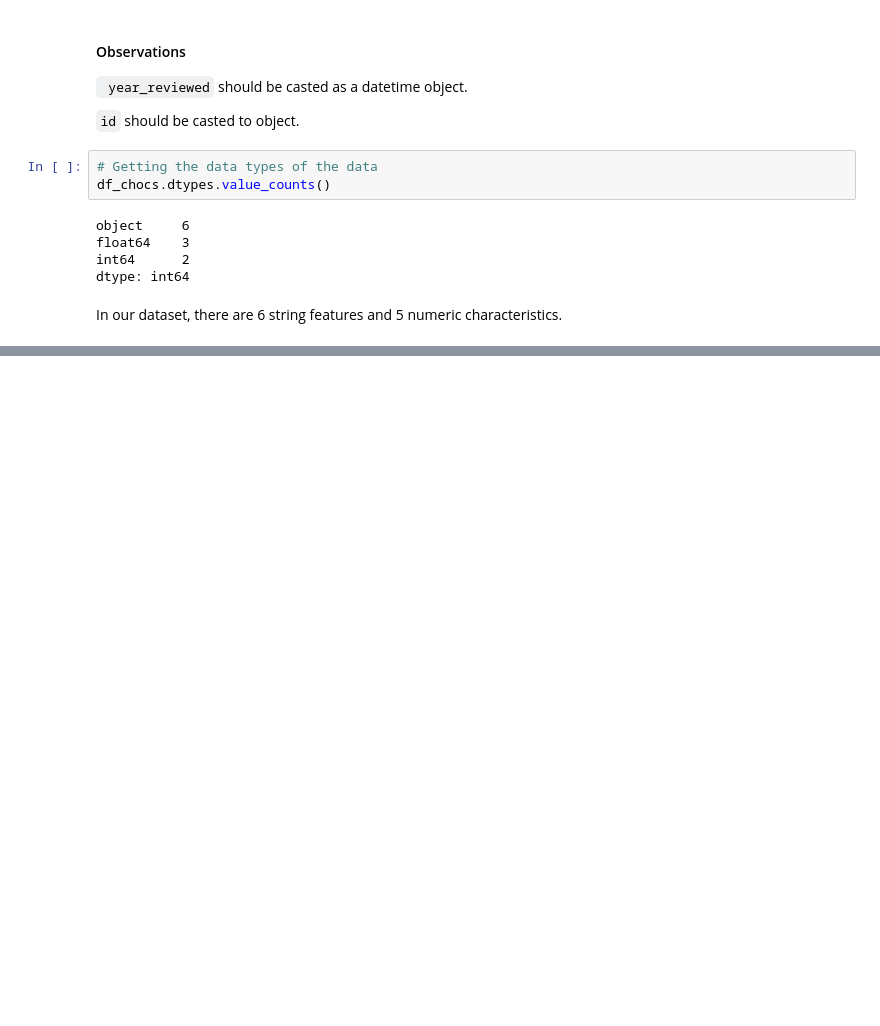
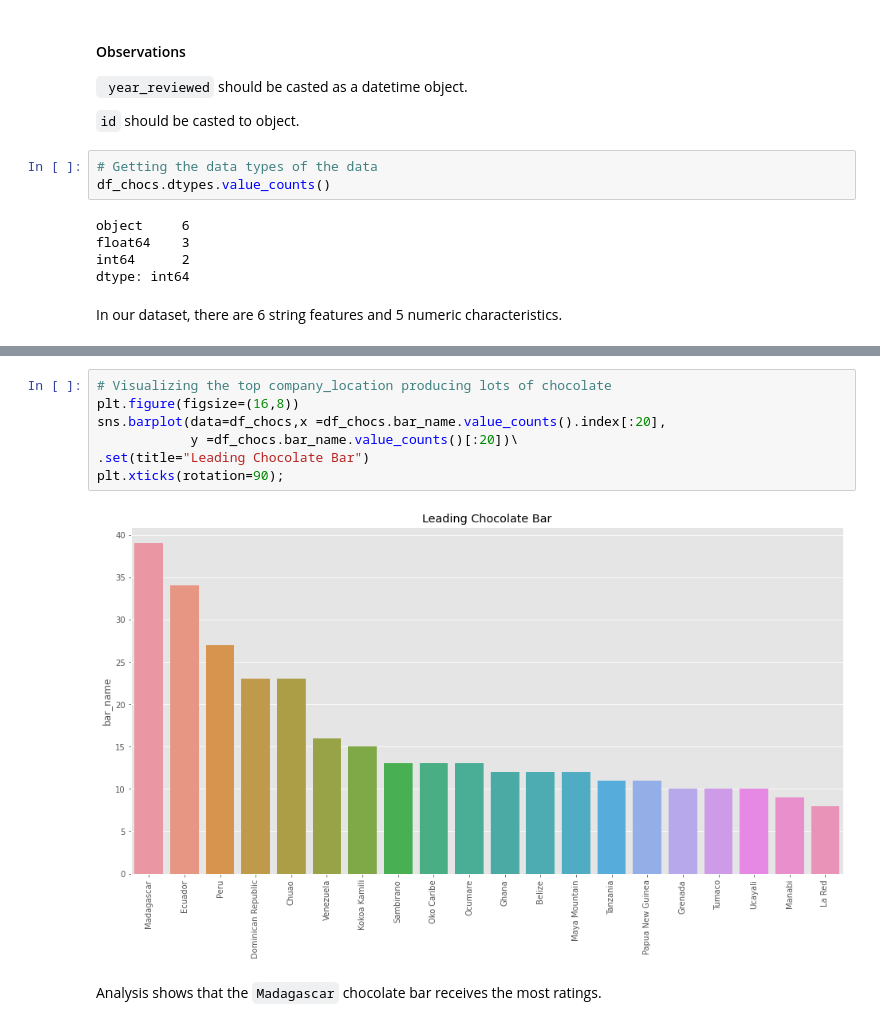
Before and after one commit to janejeshen/Best-chocolate-bars, a Jupyter notebook: Chocolate analysis.ipynb, the cells around one changed output, grey strips where cells are left out. Saved outputs shown, nothing was run; the diff lists cells and outputs as text; blank space fills up the shorter version.

```diff
--- a/Chocolate analysis.ipynb
+++ b/Chocolate analysis.ipynb
@@ -138,0 +404,11 @@ In our dataset, there are 6 string features and 5 numeric characteristics.
+# %%
+# Visualizing the top company_location producing lots of chocolate
+plt.figure(figsize=(16,8))
+sns.barplot(data=df_chocs,x =df_chocs.bar_name.value_counts().index[:20],
+            y =df_chocs.bar_name.value_counts()[:20])\
+.set(title="Leading Chocolate Bar")
+plt.xticks(rotation=90);
+# %% [output]
+[figure, added]
+# %% [markdown]
+Analysis shows that the `Madagascar` chocolate bar receives the most ratings.
```
Also changed, not shown: parts of 44 cells of this notebook.
